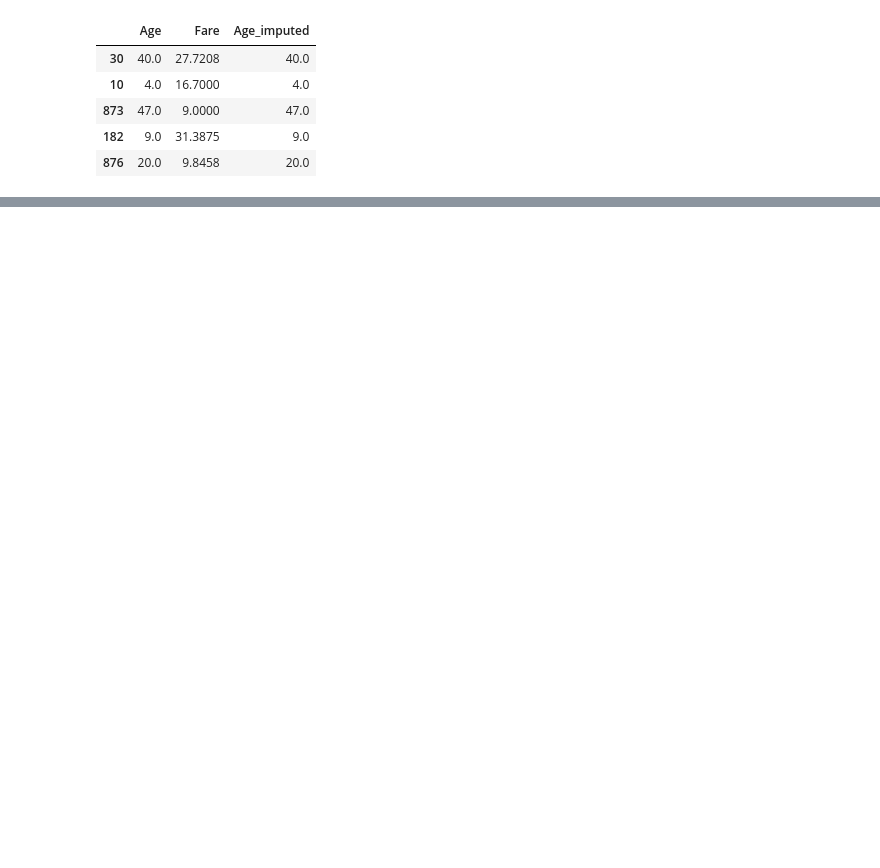
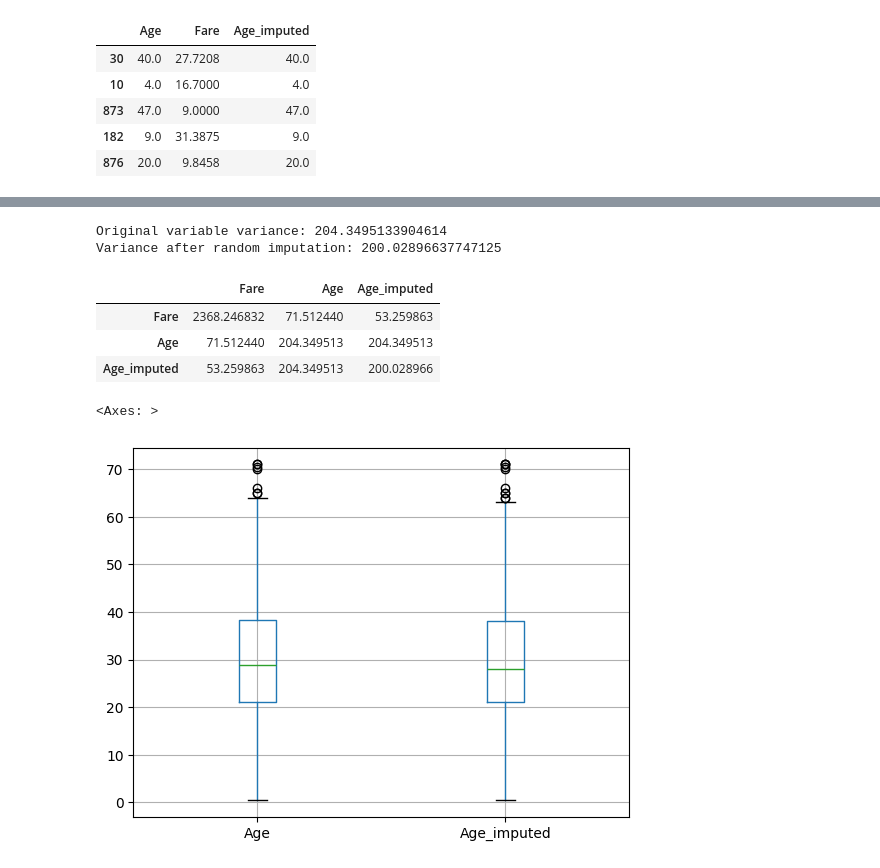
Before and after one commit to Shashikala-11/feature-engineering, a Jupyter notebook: missing-indicator-random-sample-imputation.ipynb, the cells around one changed output, grey strips where cells are left out. Cells and saved outputs as stored; diff of their text form; code cells hidden in the pictures; blank space fills up the shorter version.

```diff
--- a/missing-indicator-random-sample-imputation.ipynb
+++ b/missing-indicator-random-sample-imputation.ipynb
@@ -68,0 +126,18 @@ x_test.head()
+# %%
+print('Original variable variance:',x_train['Age'].var())
+print('Variance after random imputation:',x_train['Age_imputed'].var())
+# %% [output]
+Original variable variance: 204.3495133904614
+Variance after random imputation: 200.02896637747125
+# %%
+x_train[['Fare','Age','Age_imputed']].cov()
+# %% [output]
+|  | Fare | Age | Age_imputed |
+| Fare | 2368.246832 | 71.512440 | 53.259863 |
+| Age | 71.512440 | 204.349513 | 204.349513 |
+| Age_imputed | 53.259863 | 204.349513 | 200.028966 |
+# %%
+x_train[['Age','Age_imputed']].boxplot()
+# %% [output]
+<Axes: >
+[figure, added]
```
Also changed, not shown: parts of 53 cells of this notebook.
